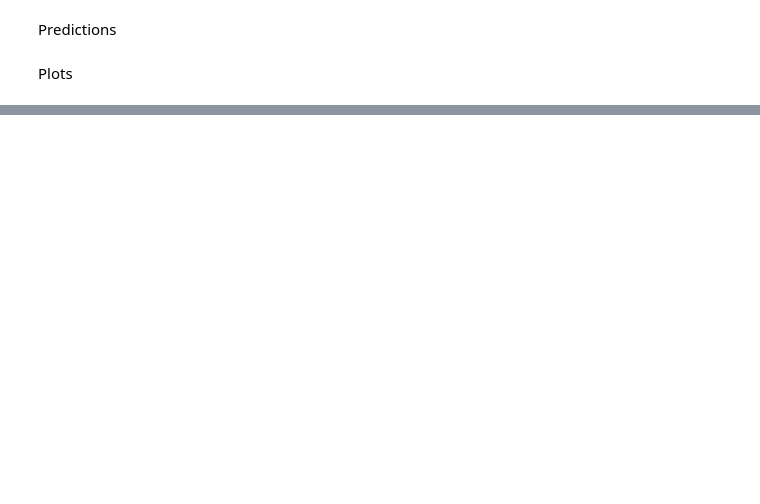
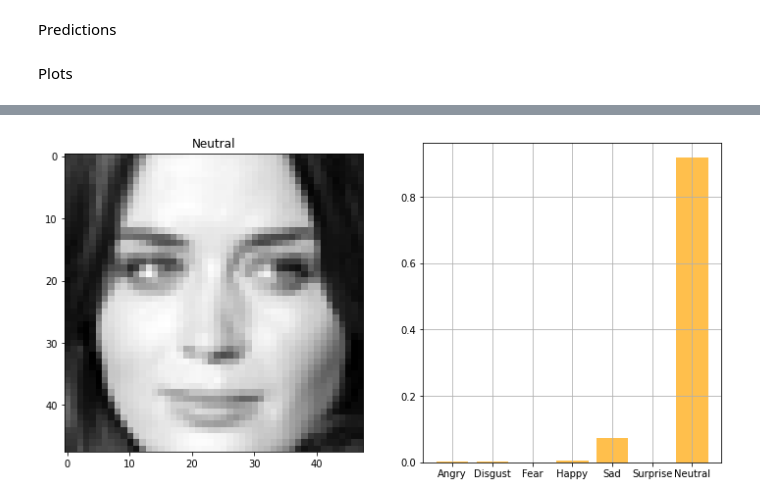
Before and after one commit to rohitrv8922/Face-Emotion-Recognition-Detection, a Jupyter notebook: Face_Emotion_Recognition.ipynb, the cells around one changed output, grey strips where cells are left out. Drawn from its saved outputs; the diff is of its cells as text; code cells hidden in the pictures; blank space fills up the shorter version.

```diff
--- a/Face_Emotion_Recognition.ipynb
+++ b/Face_Emotion_Recognition.ipynb
@@ -648,0 +657,4 @@ plt.show()
+# %%
+plot_image_and_emotion(test_image_array, test_image_label, pred_test_labels1, 119)
+# %% [output]
+[figure, added]
```
Also changed, not shown: parts of 15 cells of this notebook.
